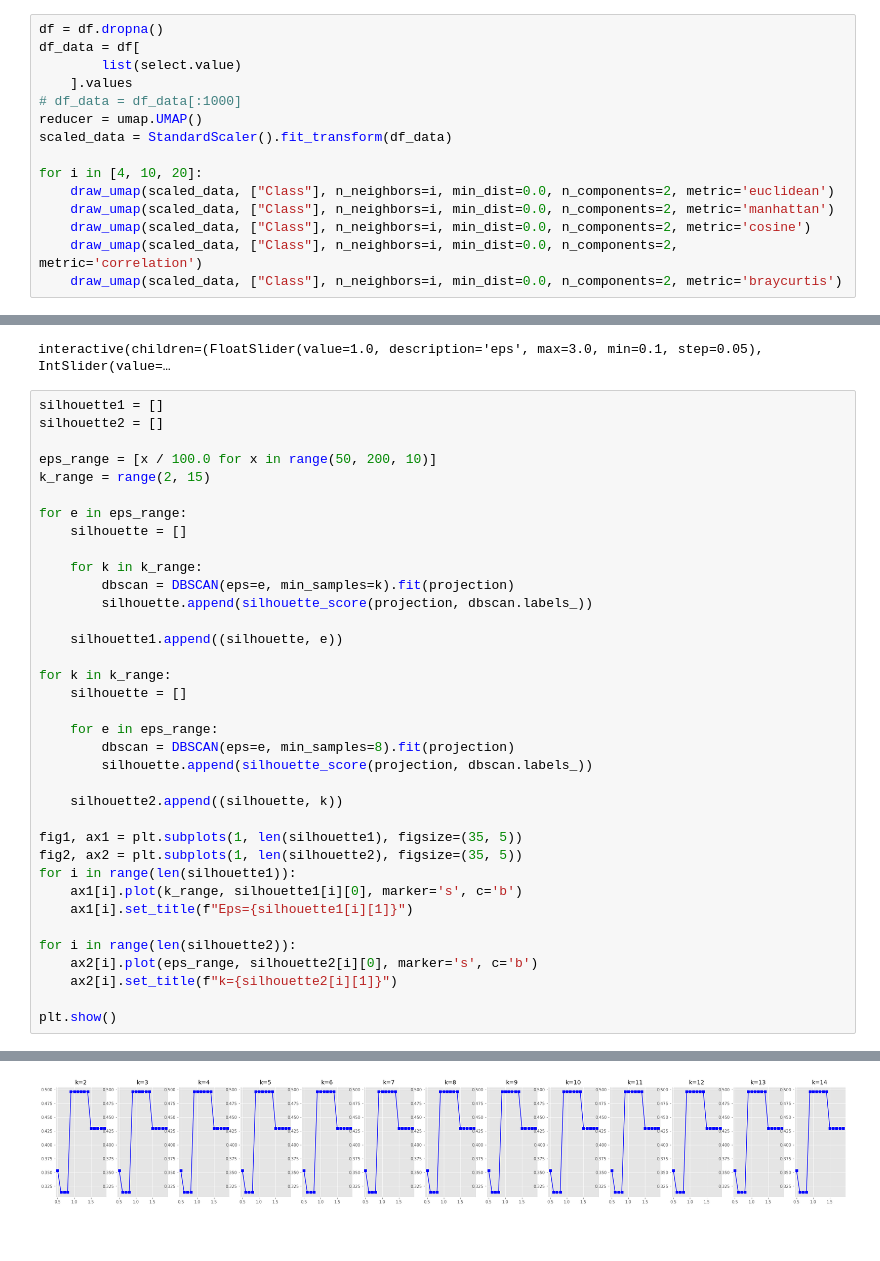
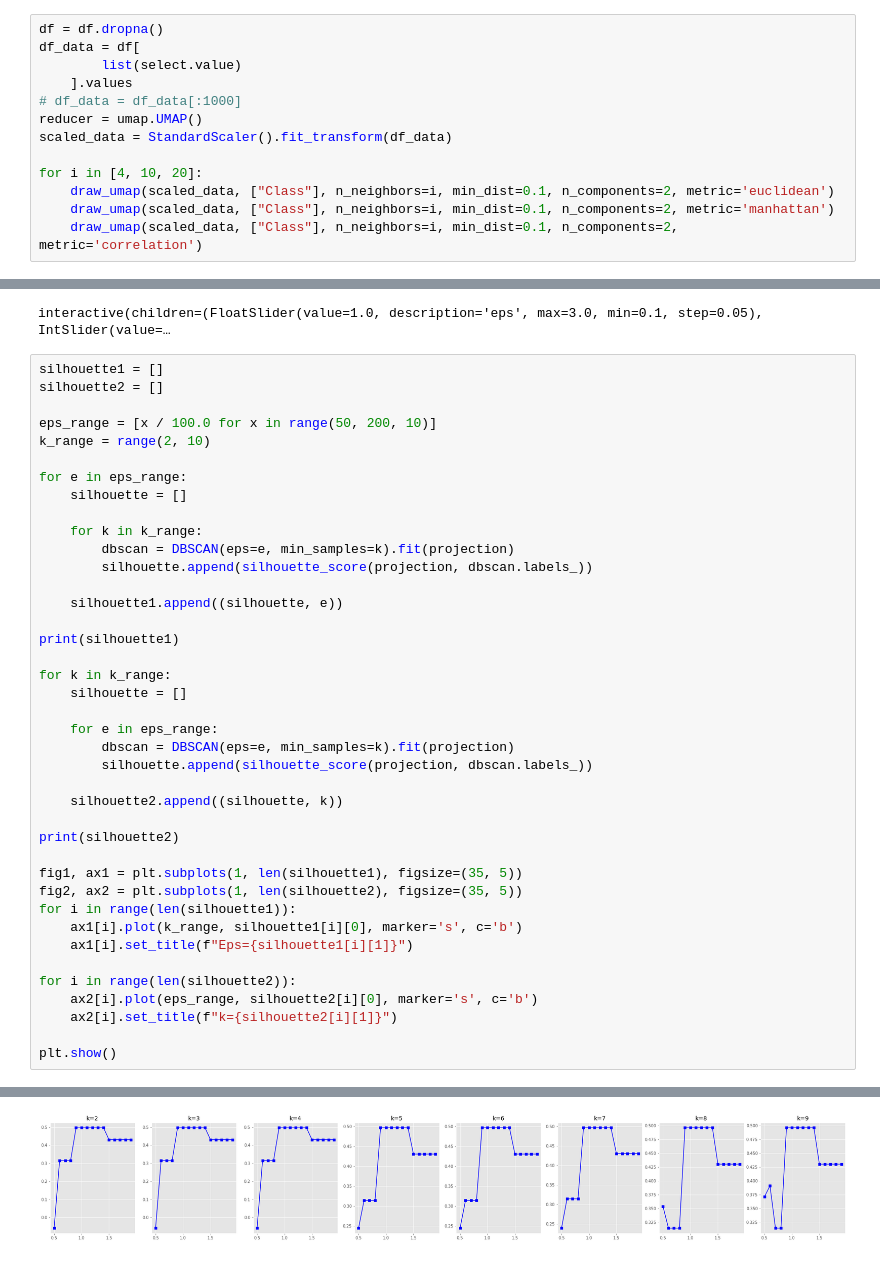
Before and after one commit to Ermako27/neuro-fuzzy, a Jupyter notebook: lab2.ipynb, the cells around one changed output, grey strips where cells are left out. Cells and saved outputs as stored; diff of their text form; blank space fills up the shorter version.

```diff
--- a/lab2.ipynb
+++ b/lab2.ipynb
@@ -157,9 +157,7 @@ reducer = umap.UMAP()
 scaled_data = StandardScaler().fit_transform(df_data)
 
 for i in [4, 10, 20]:
-    draw_umap(scaled_data, ["Class"], n_neighbors=i, min_dist=0.0, n_components=2, metric='euclidean')
-    draw_umap(scaled_data, ["Class"], n_neighbors=i, min_dist=0.0, n_components=2, metric='manhattan')
-    draw_umap(scaled_data, ["Class"], n_neighbors=i, min_dist=0.0, n_components=2, metric='cosine')
-    draw_umap(scaled_data, ["Class"], n_neighbors=i, min_dist=0.0, n_components=2, metric='correlation')
-    draw_umap(scaled_data, ["Class"], n_neighbors=i, min_dist=0.0, n_components=2, metric='braycurtis')
+    draw_umap(scaled_data, ["Class"], n_neighbors=i, min_dist=0.1, n_components=2, metric='euclidean')
+    draw_umap(scaled_data, ["Class"], n_neighbors=i, min_dist=0.1, n_components=2, metric='manhattan')
+    draw_umap(scaled_data, ["Class"], n_neighbors=i, min_dist=0.1, n_components=2, metric='correlation')
 # %% [output]
@@ -249,7 +243,7 @@ silhouette1 = []
 silhouette2 = []
 
 eps_range = [x / 100.0 for x in range(50, 200, 10)]
-k_range = range(2, 15)
+k_range = range(2, 10)
 
 for e in eps_range:
     silhouette = []
@@ -260,14 +254,18 @@ for e in eps_range:
 
     silhouette1.append((silhouette, e))
 
+print(silhouette1)
+
 for k in k_range:
     silhouette = []
 
     for e in eps_range:
-        dbscan = DBSCAN(eps=e, min_samples=8).fit(projection)
+        dbscan = DBSCAN(eps=e, min_samples=k).fit(projection)
         silhouette.append(silhouette_score(projection, dbscan.labels_))
 
     silhouette2.append((silhouette, k))
+
+print(silhouette2)
 
 fig1, ax1 = plt.subplots(1, len(silhouette1), figsize=(35, 5))
 fig2, ax2 = plt.subplots(1, len(silhouette2), figsize=(35, 5))
@@ -285 +285 @@ plt.show()
-[figure, old version]
+[figure, new version]
```
Also changed, not shown: parts of 9 cells of this notebook, 19 other files.
